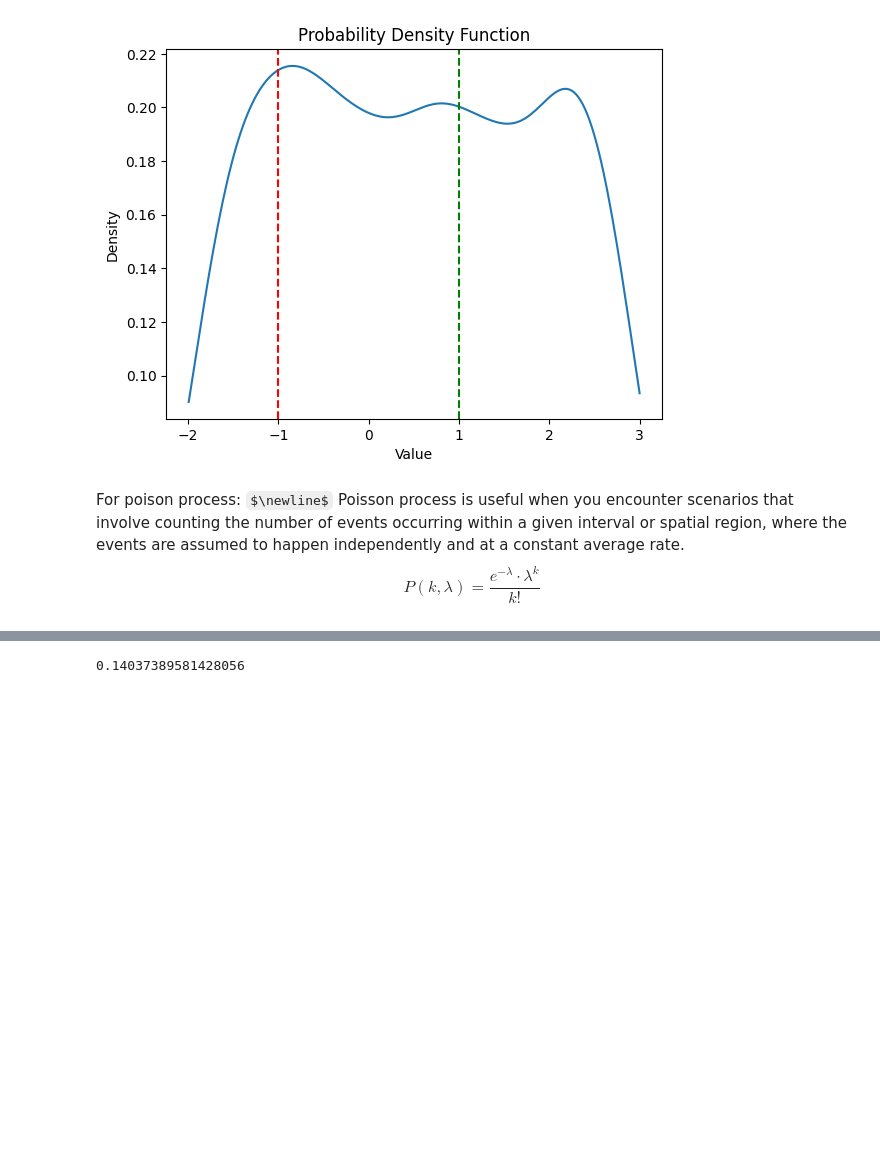
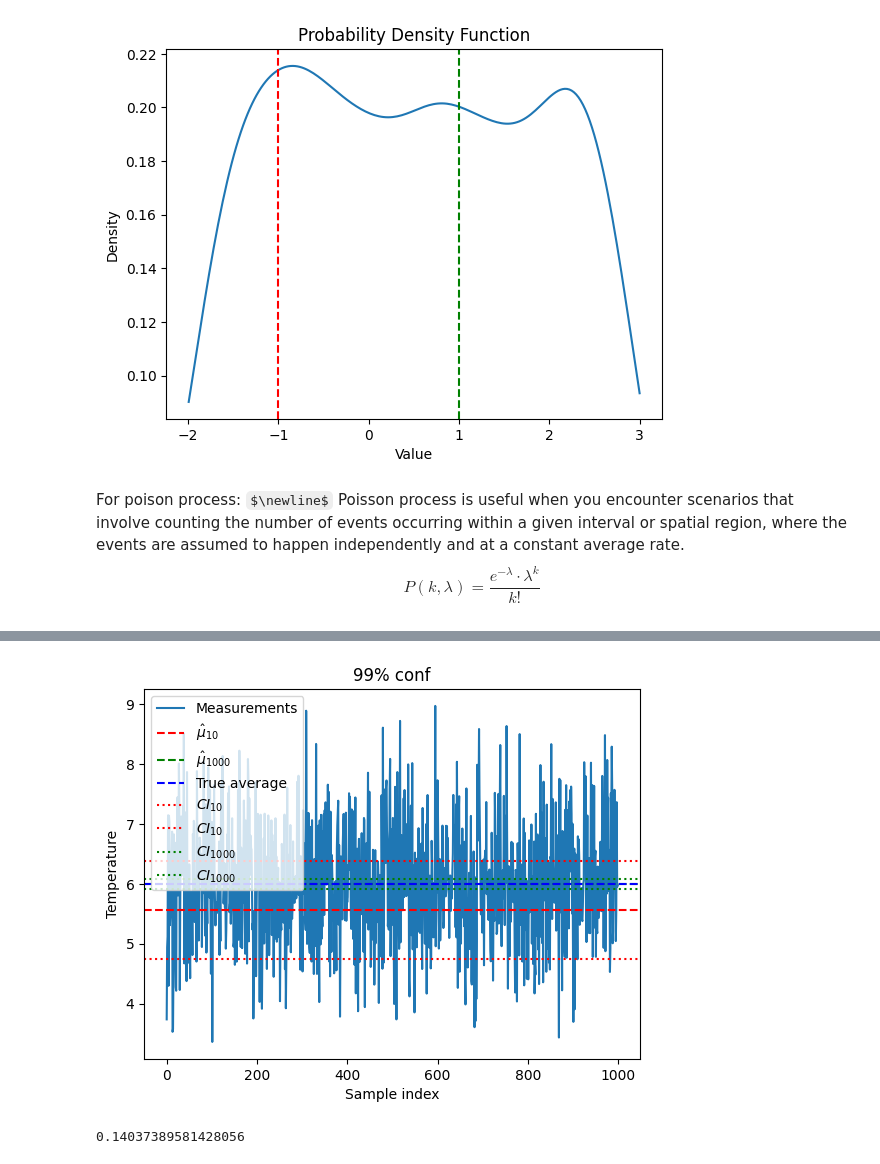
Before and after one commit to agangster1/Sandsynlighed-og-statestik-formelsamling, a Jupyter notebook: lecture5.ipynb, the cells around one changed output, grey strips where cells are left out. Cells and saved outputs as stored; diff of their text form; code cells hidden in the pictures; some formulas as TeX source; blank space fills up the shorter version.

```diff
--- a/lecture5.ipynb
+++ b/lecture5.ipynb
@@ -173,3 +227,92 @@ Integral of PDF over [-1, 1]: 0.4076685338438103
 For poison process: $\newline$
 Poisson process is useful when you encounter scenarios that involve counting the number of events occurring within a given interval or spatial region, where the events are assumed to happen independently and at a constant average rate.
 $$P(k, \lambda) = \frac{{e^{-\lambda} \cdot \lambda^k}}{{k!}}$$
+# %%
+import numpy as np
+import math
+from scipy.stats import norm
+from scipy.stats import t
+import matplotlib.pyplot as plt
+
+# True average temperature
+mu = 6
+
+# Known variance if not know put 1 and only look at the Ta/2,n-1
+sigma2 = 1
+
+# Sample sizes
+n1 = 10
+n2 = 1000
+
+#choose one of the three confidence levels also known as alpha
+#standards being 0.1, 0.05, 0.01
+alpha = 0.01
+
+conf= (1 - alpha)*100
+conf = str(conf)
+#the z_score of the most common confidence levels is shown and used here
+z_score = norm.ppf(1-alpha/2)
+
+#sigma is the confidence interval
+#offent shown as
+#+-sigma
+#this is the number being squred
+sigma = math.sqrt(1)
+
+# Generate a random sample of temperatures
+x = mu + np.random.randn(n2)*np.sqrt(sigma2)
+y = mu + np.random.randn(n1)*np.sqrt(sigma2)
+
+# Calculate MLEs for different sample sizes
+mu_hat1 = np.mean(y[:n1])
+mu_hat2 = np.mean(x[:n2])
+
+CIz1 = (mu_hat1 - z_score * sigma / math.sqrt(n1), mu_hat1 + z_score * sigma / math.sqrt(n1))
+CIz2 = (mu_hat2 - z_score * sigma / math.sqrt(n2), mu_hat2 + z_score * sigma / math.sqrt(n2))
+
+#Based on the created array and alpha the t score is calculated
+t_score1 = abs(t.ppf(alpha/2, n1-1))
+#Based on the array and alpha the t score is calculated
+t_score2 = abs(t.ppf(alpha/2, n2-1))
+
+#Then to Confidence interval is being calculated
+CIt1 = (mu_hat1 - t_score1 * sigma / math.sqrt(n1), mu_hat1 + t_score1 * sigma / math.sqrt(n1))
+#Then to Confidence interval is being calculated
+CIt2 = (mu_hat2 - t_score2 * sigma / math.sqrt(n2), mu_hat2 + t_score2 * sigma / math.sqrt(n2))
+
+# Count samples outside CIs
+frac_outside1 = sum((y[:n1] < CIt1[0]) | (y[:n1] > CIt1[1])) / n1
+frac_outside2 = sum((x[:n2] < CIt2[0]) | (x[:n2] > CIt2[1])) / n2
+
+# Plot the collected measurements and the estimated MLEs
+plt.plot(x, label="Measurements")
+plt.axhline(y=mu_hat1, color='r', linestyle='--', label=r"$\hat{\mu}_{10}$")
+plt.axhline(y=mu_hat2, color='g', linestyle='--', label=r"$\hat{\mu}_{1000}$")
+
+plt.axhline(y=mu, color='b', linestyle='--', label="True average")
+
+plt.axhline(y=CIz1[0], color='r', linestyle=':', label=r"$CI_{10}$")
+plt.axhline(y=CIz1[1], color='r', linestyle=':', label=r"$CI_{10}$")
+plt.axhline(y=CIz2[0], color='g', linestyle=':', label=r"$CI_{1000}$")
+plt.axhline(y=CIz2[1], color='g', linestyle=':', label=r"$CI_{1000}$")
+
+# Print results
+print("True average temperature: mu =", mu)
+print("Sample sizes: n1 =", n1, ", n2 =", n2)
+print("MLEs: mu_hat1 =", mu_hat1, ", mu_hat2 =", mu_hat2)
+
+print(f"The {conf}% confidence interval is using Za/2 {CIz1} when n is {n1}.")
+print(f"The {conf}% confidence interval is using Za/2 {CIz2} when n is {n2}.")
+
+print(f"The {conf}% confidence interval is using Ta/2,n-1 {CIt1} when n is {n1}.")
+print(f"The {conf}% confidence interval is using Ta/2,n-1 {CIt2} when n is {n2}.")
+
+print(f"The fraction outside is {frac_outside1 * 100}% when n is {n1}.")
+print(f"The fraction outside is {frac_outside2 * 100}% when n is {n2}.")
+
+plt.title("99% conf")
+plt.legend()
+plt.xlabel("Sample index")
+plt.ylabel("Temperature")
+plt.show()
+# %% [output]
@@ -175,0 +328 @@ $$P(k, \lambda) = \frac{{e^{-\lambda} \cdot \lambda^k}}{{k!}}$$
+[figure, added]
```
Also changed, not shown: parts of 4 cells of this notebook.
